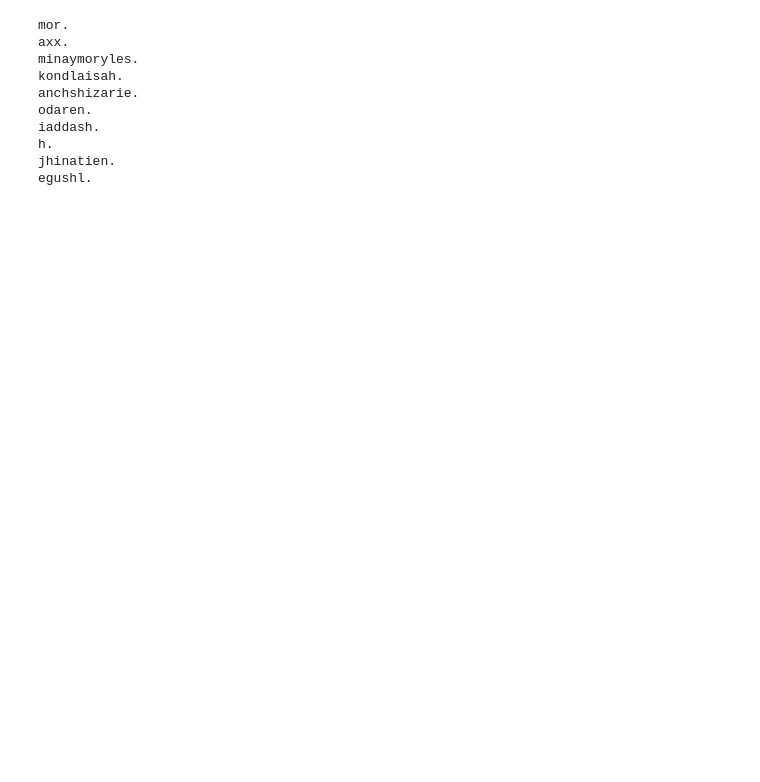
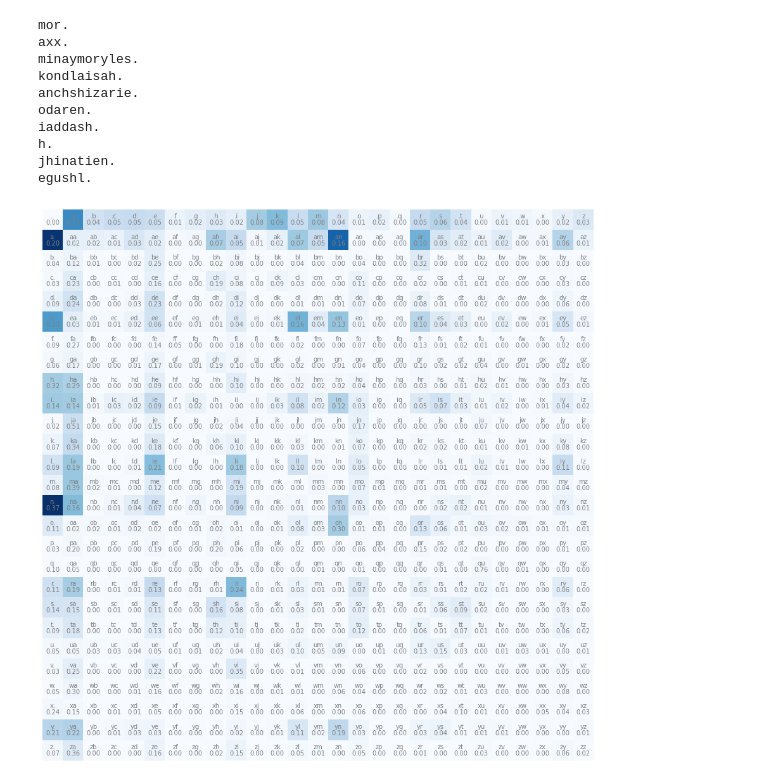
Before and after one commit to MocktaiLEngineer/PyNN-Less, a Jupyter notebook: BigramLanguageModel.ipynb, the cells around one changed output. Saved outputs shown, nothing was run; the diff lists cells and outputs as text; code cells hidden in the pictures; blank space fills up the shorter version.

```diff
--- a/BigramLanguageModel.ipynb
+++ b/BigramLanguageModel.ipynb
@@ -47,11 +20,0 @@ max(len(w) for w in words) #Max length of a word in the dataset
-# %%
-# Print the bigrams of the words in the dataset
-# Represent the start and the end char
-
-bigrams = {}
-
-for word in words:
-  chars = ['<S>'] + list(word) + ['<E>']
-  for ch1,ch2 in zip(chars,chars[1:]):
-    bigram = (ch1,ch2)
-    bigrams[bigram] = bigrams.get(bigram, 0) + 1
@@ -91,9 +21,7 @@ bigrams[('<S>','k')],bigrams[('k','a')],bigrams[('a','v')],bigrams[('v','i')],bi
 # %%
 # Let's build a bigram table instead
-import torch
-
 TOKEN = '.'
-vocab = sorted(list(set(''.join(words)) | {TOKEN}))
+vocab = [TOKEN] + sorted(list(set(''.join(words))))
 # %%
 # To build the bigram table, we need to index into the table and need integers (hence map chars to integers)
 n = len(vocab)
@@ -151,12 +38,0 @@ tensor([[   0, 4410, 1306, 1542, 1690, 1531,  417,  669,  874,  591, 2422, 2963,
-# %%
-import matplotlib.pyplot as plt
-%matplotlib inline
-
-plt.figure(figsize=(16,16))
-plt.imshow(N, cmap='Blues')
-for i in range(n):
-    for j in range(n):
-        chstr = int_to_char[i] + int_to_char[j]
-        plt.text(j, i, chstr, ha="center", va="bottom", color='gray')
-        plt.text(j, i, N[i, j].item(), ha="center", va="top", color='gray')
-plt.axis('off');
@@ -165,6 +39,6 @@ plt.axis('off');
 # %%
 P = N.float()
-P = P / P.sum(1, keepdim = True)
+P /= P.sum(1, keepdim = True)
 # %%
 # Let's sample and generate
 generator = torch.Generator().manual_seed(2147483647)
@@ -190,3 +64,17 @@ iaddash.
 h.
 jhinatien.
 egushl.
+# %%
+import matplotlib.pyplot as plt
+%matplotlib inline
+
+plt.figure(figsize=(16,16))
+plt.imshow(N, cmap='Blues')
+for i in range(n):
+    for j in range(n):
+        chstr = int_to_char[i] + int_to_char[j]
+        plt.text(j, i, chstr, ha="center", va="bottom", color='gray')
+        plt.text(j, i, '{0:.2f}'.format(P[i, j].item()), ha="center", va="top", color='gray')
+plt.axis('off');
+# %% [output]
+[figure, added]
```
Also changed, not shown: parts of 11 cells of this notebook.
